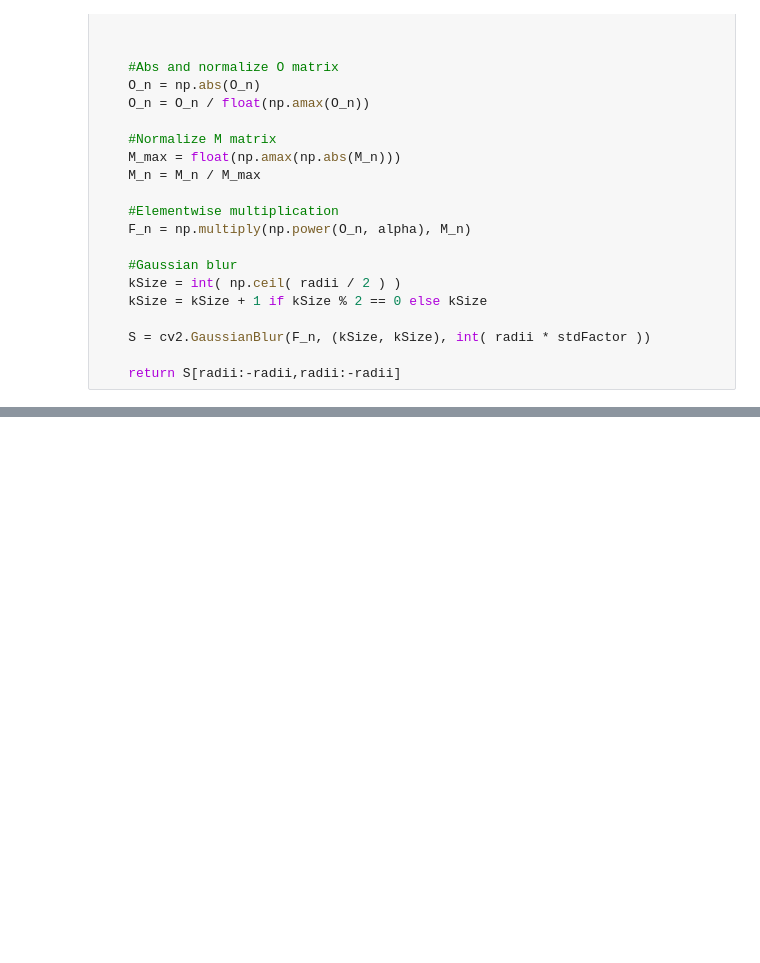
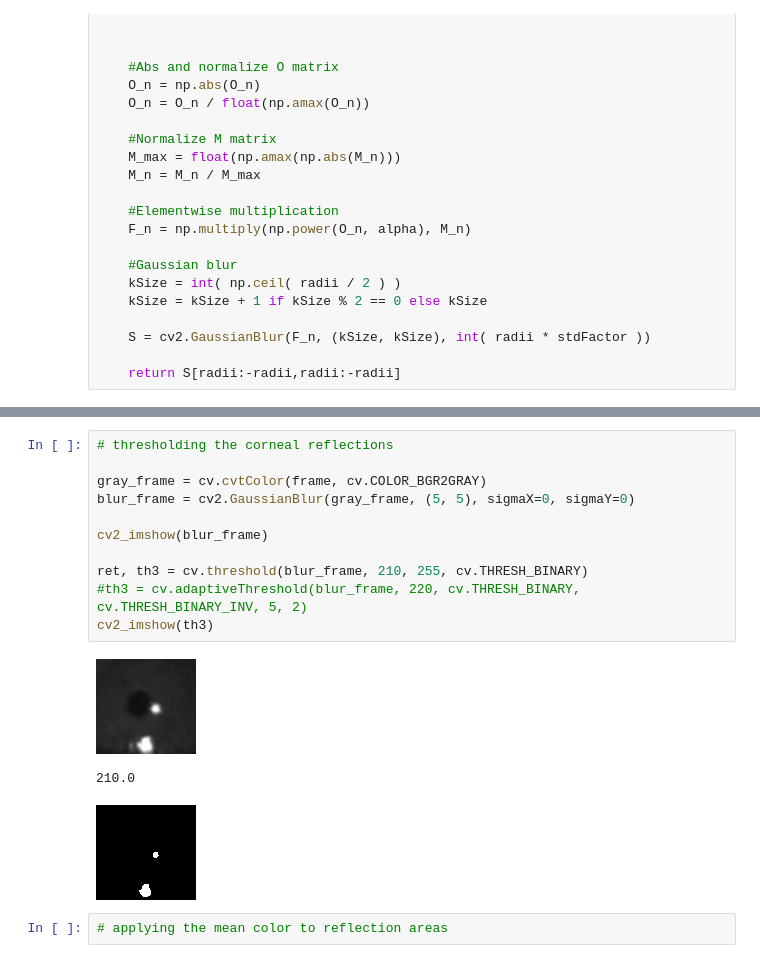
Before and after one commit to JimmyLiu8351/liulabtracking, a Jupyter notebook: eye_test_py.ipynb, the cells around one changed output, grey strips where cells are left out. Drawn from its saved outputs; the diff is of its cells as text; blank space fills up the shorter version.

```diff
--- a/eye_test_py.ipynb
+++ b/eye_test_py.ipynb
@@ -111 +115,18 @@ cv2_imshow(frame)
+# %%
+# thresholding the corneal reflections
+
+gray_frame = cv.cvtColor(frame, cv.COLOR_BGR2GRAY)
+blur_frame = cv2.GaussianBlur(gray_frame, (5, 5), sigmaX=0, sigmaY=0)
+
+cv2_imshow(blur_frame)
+
+ret, th3 = cv.threshold(blur_frame, 210, 255, cv.THRESH_BINARY)
+#th3 = cv.adaptiveThreshold(blur_frame, 220, cv.THRESH_BINARY, cv.THRESH_BINARY_INV, 5, 2)
+cv2_imshow(th3)
+# %% [output]
+[figure, added]
+210.0
+[figure, added]
+# %%
+# applying the mean color to reflection areas
 # %%
```
Also changed, not shown: parts of 5 cells of this notebook.
